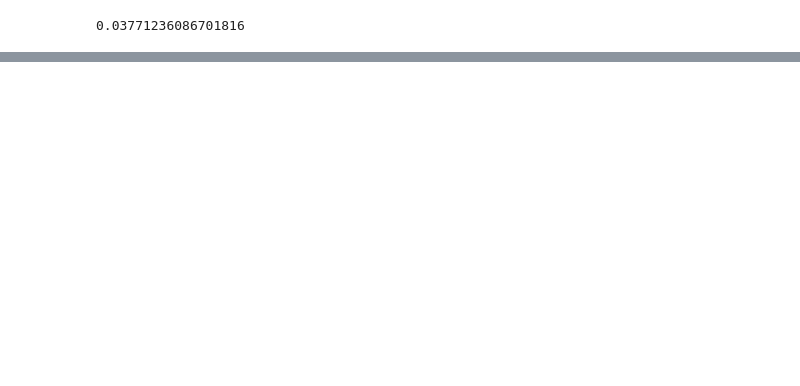
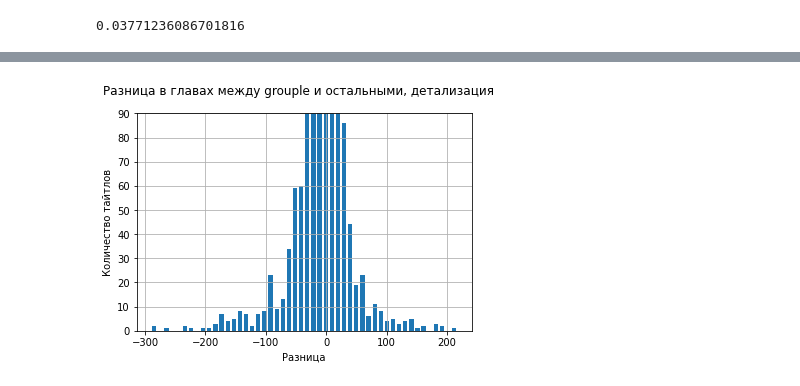
Before and after one commit to GroupLe/missing-mangas, a Jupyter notebook: 03-find_missing.ipynb, the cells around one changed output, grey strips where cells are left out. Saved outputs shown, nothing was run; the diff lists cells and outputs as text; code cells hidden in the pictures; blank space fills up the shorter version.

```diff
--- a/03-find_missing.ipynb
+++ b/03-find_missing.ipynb
@@ -83,0 +114,10 @@ mangalib[~mangalib.id.isin(mangalib_matched_ids)].to_csv('./data/missing/mangali
+# %%
+CHAPTERS_DIFF = 0
+chapters_diff[abs(chapters_diff)>=CHAPTERS_DIFF].hist(bins=50, rwidth=0.7)
+plt.ylim(0, 90)
+plt.suptitle('Разница в главах между grouple и остальными, детализация')
+plt.xlabel('Разница')
+plt.ylabel('Количество тайтлов')
+plt.savefig('pics/chapters_diff_detailed.png')
+# %% [output]
+[figure, added]
```
Also changed, not shown: parts of 10 cells of this notebook, 3 other files.
